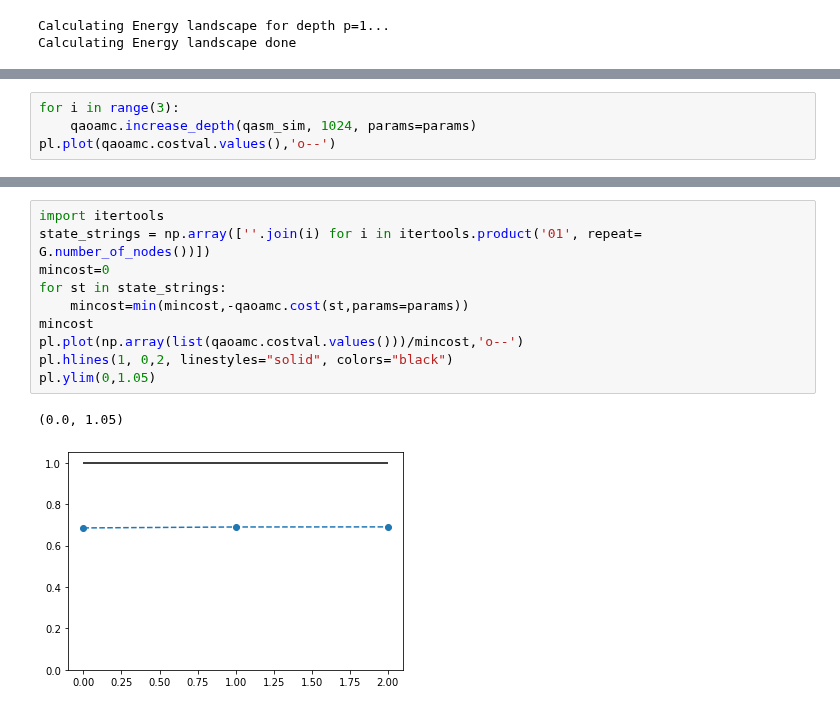
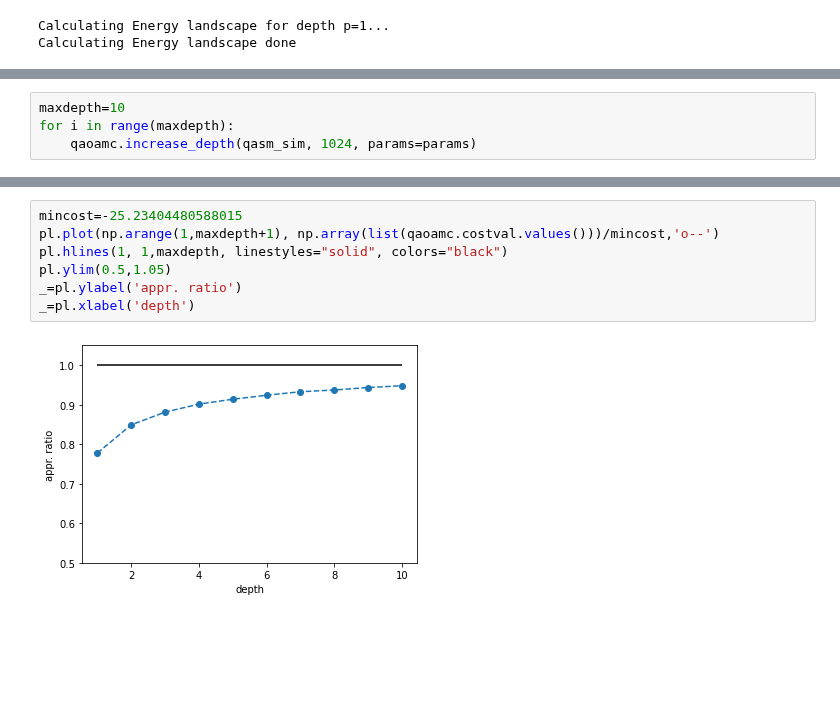
Before and after one commit to OpenQuantumComputing/optimization, a Jupyter notebook: MaxCut/21 nodes.ipynb, the cells around one changed output, grey strips where cells are left out. Saved outputs shown, nothing was run; the diff lists cells and outputs as text; blank space fills up the shorter version.

```diff
--- a/MaxCut/21 nodes.ipynb
+++ b/MaxCut/21 nodes.ipynb
@@ -53,5 +53,5 @@ _=pl.colorbar(im, cax=cax)
 # %%
-for i in range(3):
+maxdepth=10
+for i in range(maxdepth):
     qaoamc.increase_depth(qasm_sim, 1024, params=params)
-pl.plot(qaoamc.costval.values(),'o--')
 # %% [output]
@@ -77,13 +68,9 @@ rep= 4 : -17.00081196567881
 # %%
-import itertools
-state_strings = np.array([''.join(i) for i in itertools.product('01', repeat= G.number_of_nodes())])
-mincost=0
-for st in state_strings:
-    mincost=min(mincost,-qaoamc.cost(st,params=params))
-mincost
-pl.plot(np.array(list(qaoamc.costval.values()))/mincost,'o--')
-pl.hlines(1, 0,2, linestyles="solid", colors="black")
-pl.ylim(0,1.05)
+mincost=-25.23404480588015
+pl.plot(np.arange(1,maxdepth+1), np.array(list(qaoamc.costval.values()))/mincost,'o--')
+pl.hlines(1, 1,maxdepth, linestyles="solid", colors="black")
+pl.ylim(0.5,1.05)
+_=pl.ylabel('appr. ratio')
+_=pl.xlabel('depth')
 # %% [output]
-(0.0, 1.05)
-[figure, old version]
+[figure, new version]
```
Also changed, not shown: parts of 6 cells of this notebook, 5 other files.
